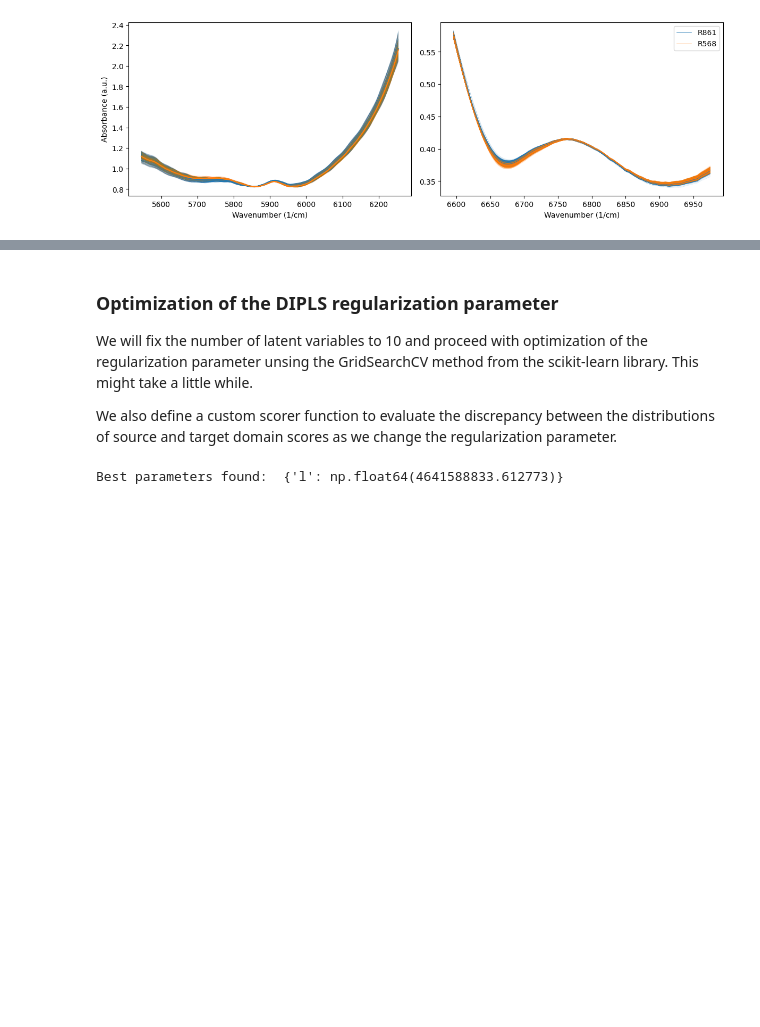
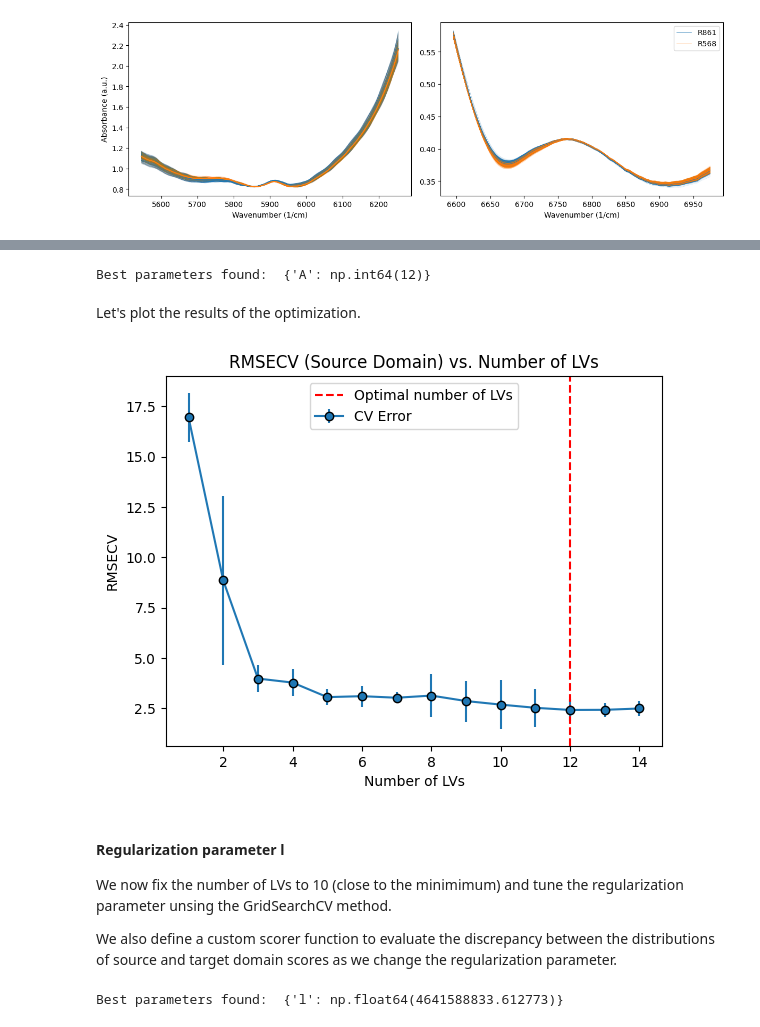
Before and after one commit to B-Analytics/di-PLS, a Jupyter notebook: notebooks/demo_ModelSelection_SciKitLearn.ipynb, the cells around one changed output, grey strips where cells are left out. Drawn from its saved outputs; the diff is of its cells as text; code cells hidden in the pictures; blank space fills up the shorter version.

Commit message:
Added optimization of #LVs ins ModelSelection notebook

```diff
--- a/notebooks/demo_ModelSelection_SciKitLearn.ipynb
+++ b/notebooks/demo_ModelSelection_SciKitLearn.ipynb
@@ -65,6 +70,37 @@ plt.tight_layout()
+# %%
+# Tune the number of LVs
+param_grid = {'A': np.arange(1, 15)}
+
+# Intialize the DIPLS model
+dipls = DIPLS(rescale='Source')
+
+# Tune the number of LVs with the root mean squared error as the scoring metric
+grid_search = GridSearchCV(dipls, param_grid, cv=5, scoring= 'neg_root_mean_squared_error', n_jobs=-1)
+grid_search.fit(Xs, ys)
+
+# Print the best parameters and best score for each scorer
+print("Best parameters found: ", grid_search.best_params_)
+# %% [output]
+Best parameters found:  {'A': np.int64(12)}
+# %% [markdown]
+Let's plot the results of the optimization.
+# %%
+# Plot MSE vs number of LVs
+opt_A = grid_search.best_params_['A']
+rmse = -grid_search.cv_results_['mean_test_score']
+rmse_std = grid_search.cv_results_['std_test_score']
+plt.errorbar(param_grid['A'], rmse, yerr=rmse_std, fmt='-o', mec='k', label='CV Error')
+plt.gca().axvline(opt_A, color='r', linestyle='--', label='Optimal number of LVs')
+plt.xlabel('Number of LVs')
+plt.ylabel('RMSECV')
+plt.title('RMSECV (Source Domain) vs. Number of LVs')
+plt.legend()
+plt.show()
+# %% [output]
+[figure, added]
 # %% [markdown]
-### Optimization of the DIPLS regularization parameter
-We will fix the number of latent variables to 10 and proceed with optimization of the regularization parameter unsing the GridSearchCV method from the scikit-learn library. This might take a little while.
+#### Regularization parameter l
+We now fix the number of LVs to 10 (close to the minimimum) and tune the regularization parameter unsing the GridSearchCV method.
 
 We also define a custom scorer function to evaluate the discrepancy between the distributions of source and target domain scores as we change the regularization parameter.
 # %%
```
Also changed, not shown: parts of 2 cells of this notebook.
